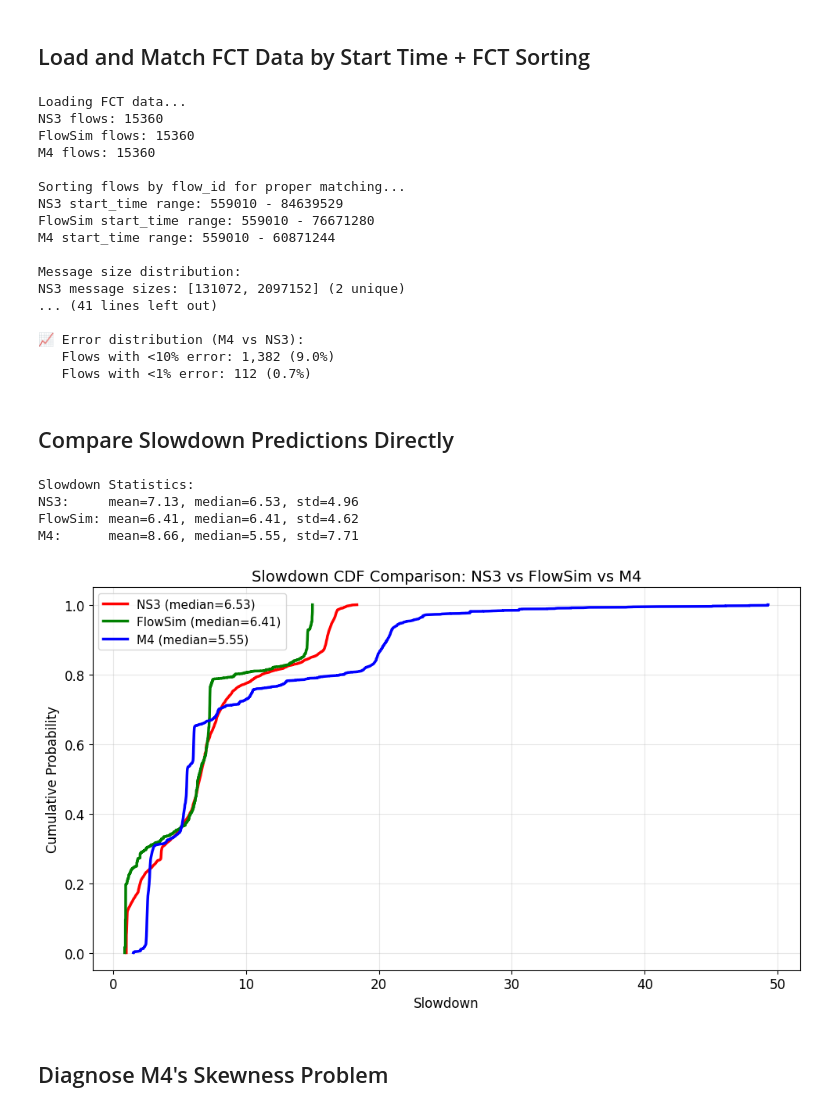
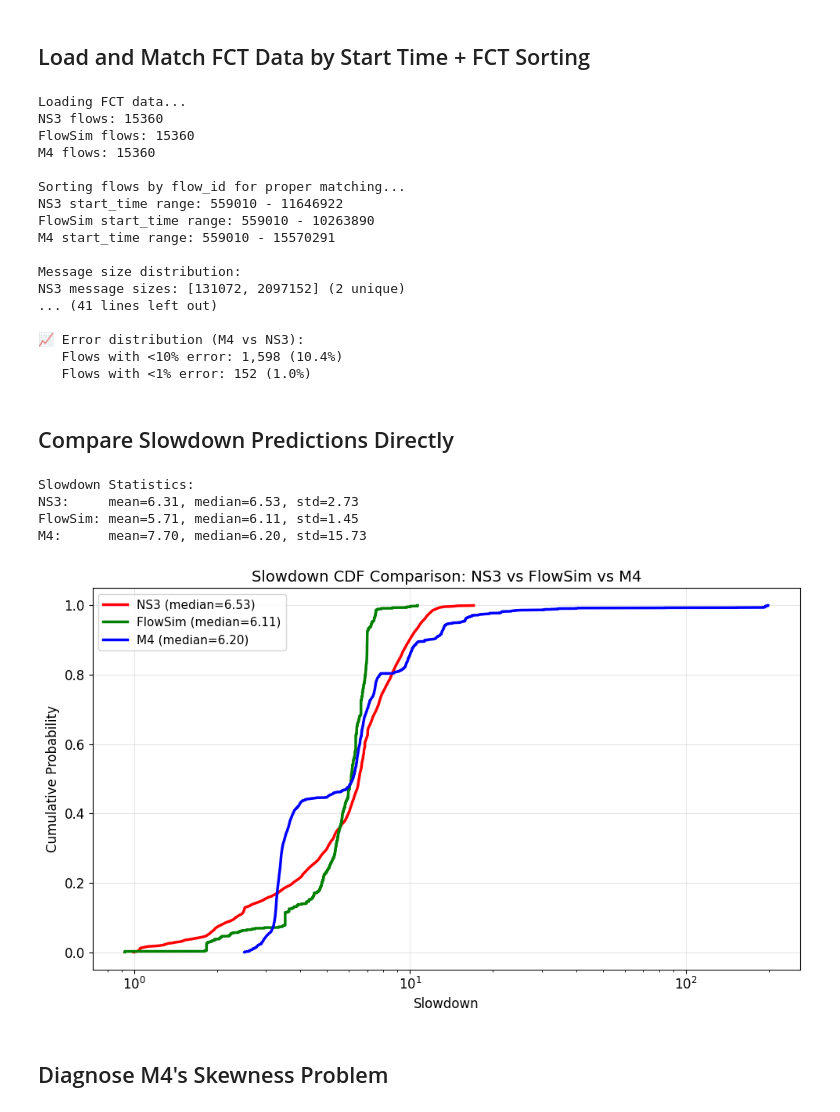
Before and after one commit to liecn/SimAI, a Jupyter notebook: plot_eval_slowdown.ipynb, the cells around one changed output. Drawn from its saved outputs; the diff is of its cells as text; code cells hidden in the pictures.

```diff
--- a/plot_eval_slowdown.ipynb
+++ b/plot_eval_slowdown.ipynb
@@ -42,7 +42,7 @@ def load_fct_data(filepath):
 
 # Load data and sort by start_time + FCT for proper matching
 print("Loading FCT data...")
-suffix = "_8_8"
+suffix = "_0_1"
 ns3_data = load_fct_data(f'results/ns3{suffix}/ns3_fct.txt')
 flowsim_data = load_fct_data(f'results/flowsim{suffix}/flowsim_fct.txt')
 m4_data = load_fct_data(f'results/m4{suffix}/m4_fct.txt')
@@ -171,17 +171,17 @@ FlowSim flows: 15360
 M4 flows: 15360
 
 Sorting flows by flow_id for proper matching...
-NS3 start_time range: 559010 - 84639529
-FlowSim start_time range: 559010 - 76671280
-M4 start_time range: 559010 - 60871244
+NS3 start_time range: 559010 - 11646922
+FlowSim start_time range: 559010 - 10263890
+M4 start_time range: 559010 - 15570291
 
 Message size distribution:
 NS3 message sizes: [131072, 2097152] (2 unique)
 ... (41 lines left out)
 
 📈 Error distribution (M4 vs NS3):
-   Flows with <10% error: 1,382 (9.0%)
-   Flows with <1% error: 112 (0.7%)
+   Flows with <10% error: 1,598 (10.4%)
+   Flows with <1% error: 152 (1.0%)
 # %% [markdown]
 ## Compare Slowdown Predictions Directly
 # %%
@@ -191,38 +191,38 @@ flowsim_slowdowns = merged_fs['flowsim_slowdown'].values
 m4_slowdowns = merged_m4['m4_slowdown'].values
 
 print(f"Slowdown Statistics:")
 print(f"NS3:     mean={np.mean(ns3_slowdowns):.2f}, median={np.median(ns3_slowdowns):.2f}, std={np.std(ns3_slowdowns):.2f}")
 print(f"FlowSim: mean={np.mean(flowsim_slowdowns):.2f}, median={np.median(flowsim_slowdowns):.2f}, std={np.std(flowsim_slowdowns):.2f}")
 print(f"M4:      mean={np.mean(m4_slowdowns):.2f}, median={np.median(m4_slowdowns):.2f}, std={np.std(m4_slowdowns):.2f}")
 
 # CDF comparison of slowdowns
 sorted_ns3 = np.sort(ns3_slowdowns)
 sorted_fs = np.sort(flowsim_slowdowns)
 sorted_m4 = np.sort(m4_slowdowns)
 
 cdf_ns3 = np.arange(1, len(sorted_ns3) + 1) / len(sorted_ns3)
 cdf_fs = np.arange(1, len(sorted_fs) + 1) / len(sorted_fs)
 cdf_m4 = np.arange(1, len(sorted_m4) + 1) / len(sorted_m4)
 
 plt.figure(figsize=(10, 6))
 plt.plot(sorted_ns3, cdf_ns3, linewidth=2.5, color='red', label=f'NS3 (median={np.median(ns3_slowdowns):.2f})')
 plt.plot(sorted_fs, cdf_fs, linewidth=2.5, color='green', label=f'FlowSim (median={np.median(flowsim_slowdowns):.2f})')
 plt.plot(sorted_m4, cdf_m4, linewidth=2.5, color='blue', label=f'M4 (median={np.median(m4_slowdowns):.2f})')
 
 plt.xlabel('Slowdown', fontsize=12)
 plt.ylabel('Cumulative Probability', fontsize=12)
 plt.title('Slowdown CDF Comparison: NS3 vs FlowSim vs M4', fontsize=14)
-# plt.xscale('log')
+plt.xscale('log')
 plt.legend(fontsize=11)
 plt.grid(True, alpha=0.3)
 plt.tight_layout()
 plt.show()
 # %% [output]
 Slowdown Statistics:
-NS3:     mean=7.13, median=6.53, std=4.96
-FlowSim: mean=6.41, median=6.41, std=4.62
-M4:      mean=8.66, median=5.55, std=7.71
+NS3:     mean=6.31, median=6.53, std=2.73
+FlowSim: mean=5.71, median=6.11, std=1.45
+M4:      mean=7.70, median=6.20, std=15.73
-[figure, old version]
+[figure, new version]
 # %% [markdown]
 ## Diagnose M4's Skewness Problem
 # %%
```
Also changed, not shown: parts of 1 cell of this notebook, 14 other files.
